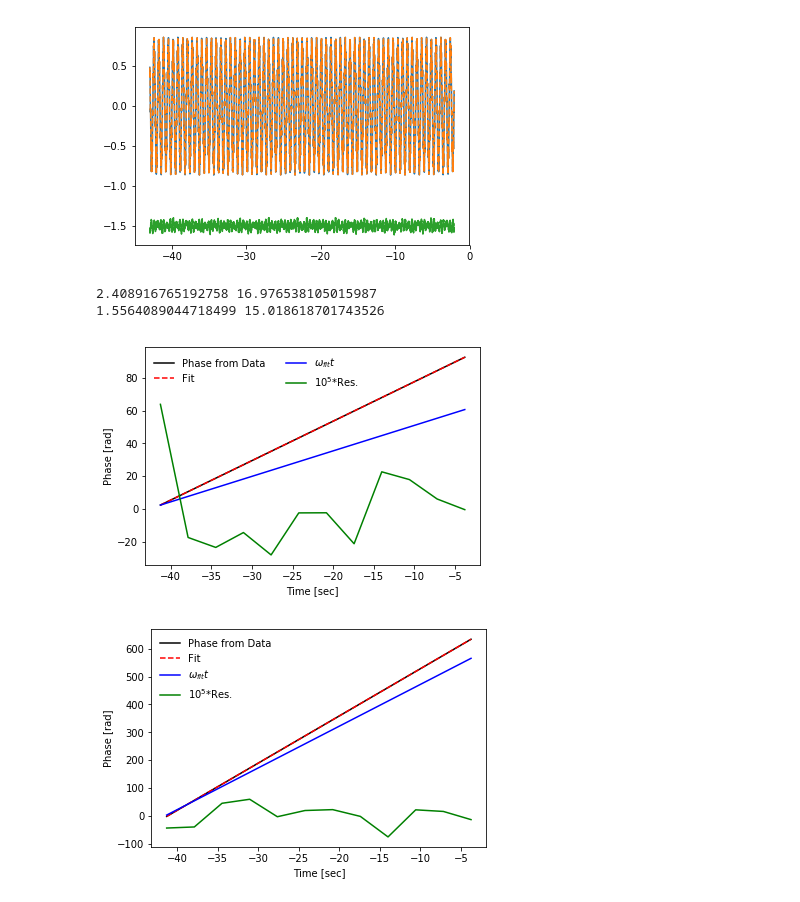
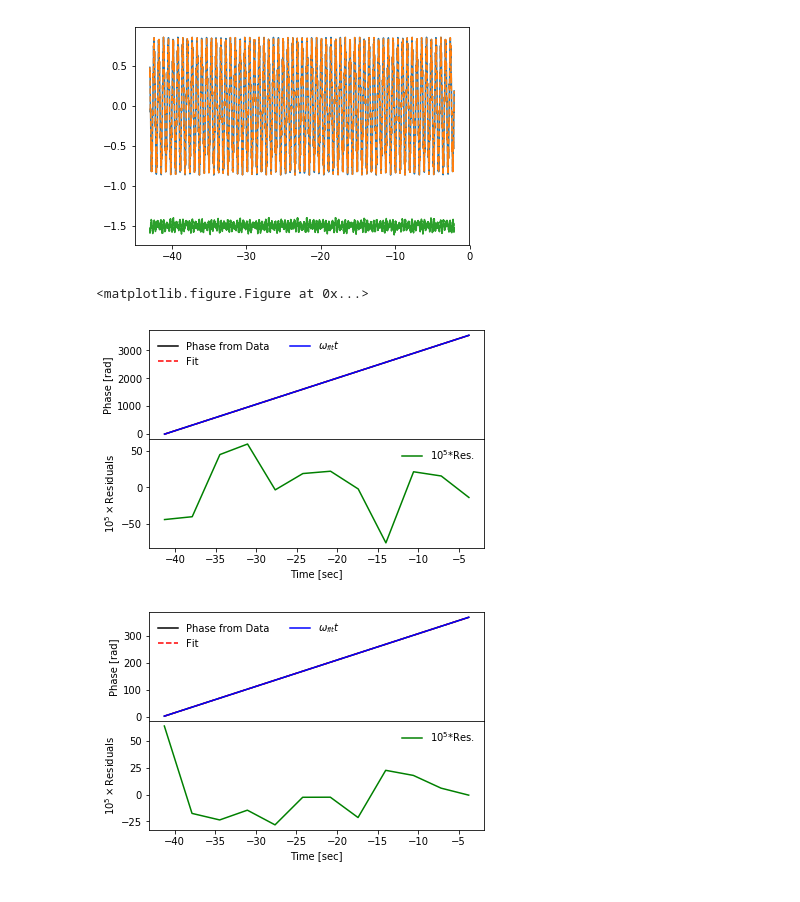
Before and after one commit to jeansom/pulsed_ffitter_current, a Jupyter notebook: pulsed_fitter_current.ipynb, the cells around one changed output. Saved outputs shown, nothing was run; the diff lists cells and outputs as text; code cells hidden in the pictures.

```diff
--- a/pulsed_fitter_current.ipynb
+++ b/pulsed_fitter_current.ipynb
@@ -197,27 +208,34 @@ for i in range(len(phi1_arr)-l):
 # %%
 # Make some plots
 phi1_fit = linregress( np.mean(dataPar_x, axis=1), phi1_arr )
 plt.figure()
-plt.plot( np.mean(dataPar_x, axis=1), phi1_arr, c="black", label="Phase from Data")
-plt.plot( np.mean(dataPar_x, axis=1), phi1_fit[1] + np.mean(dataPar_x, axis=1)*phi1_fit[0], c="red", ls="--", label="Fit")
-plt.plot( np.mean(dataPar_x, axis=1), phi1_arr[0]+(np.mean(dataPar_x, axis=1)-np.mean(dataPar_x, axis=1)[0])*np.mean(paraOut_arr[:,1]), c="blue", label="$\omega_{fit}t$")
-plt.plot( np.mean(dataPar_x, axis=1), 100000*(phi1_arr - (phi1_fit[1] + np.mean(dataPar_x, axis=1)*phi1_fit[0])), c="green", label="$10^5$*Res.")
-plt.legend(frameon=False, ncol=2 )
-plt.xlabel("Time [sec]")
-plt.ylabel("Phase [rad]")
+f, (ax1, ax2) = plt.subplots(2, sharex=True)
+ax1.plot( np.mean(dataPar_x, axis=1), phi1_arr, c="black", label="Phase from Data")
+ax1.plot( np.mean(dataPar_x, axis=1), phi1_fit[1] + np.mean(dataPar_x, axis=1)*phi1_fit[0], c="red", ls="--", label="Fit")
+ax1.plot( np.mean(dataPar_x, axis=1), phi1_arr[0]+(np.mean(dataPar_x, axis=1)-np.mean(dataPar_x, axis=1)[0])*freq1, c="blue", label="$\omega_{fit}t$")
+ax2.plot( np.mean(dataPar_x, axis=1), 1e5*(phi1_arr - (phi1_fit[1] + np.mean(dataPar_x, axis=1)*phi1_fit[0])), c="green", label="$10^5$*Res.")
+ax1.legend(frameon=False, ncol=2 )
+ax2.legend(frameon=False, ncol=2 )
+ax2.set_xlabel("Time [sec]")
+ax1.set_ylabel("Phase [rad]")
+ax2.set_ylabel("10$^5 \\times$Residuals")
+f.subplots_adjust(hspace=0)
+plt.setp([a.get_xticklabels() for a in f.axes[:-1]], visible=False)
+
 phi2_fit = linregress( np.mean(dataPar_x, axis=1), phi2_arr )
-plt.figure()
-plt.plot( np.mean(dataPar_x, axis=1), phi2_arr, c="black", label="Phase from Data")
-plt.plot( np.mean(dataPar_x, axis=1), phi2_fit[1] + np.mean(dataPar_x, axis=1)*phi2_fit[0], c="red", ls="--", label="Fit")
-plt.plot( np.mean(dataPar_x, axis=1), phi1_arr[0]+(np.mean(dataPar_x, axis=1)-np.mean(dataPar_x, axis=1)[0])*np.mean(paraOut_arr[:,4]), c="blue", label="$\omega_{fit}t$")
-plt.plot( np.mean(dataPar_x, axis=1), 100000*(phi2_arr - (phi2_fit[1] + np.mean(dataPar_x, axis=1)*phi2_fit[0])), c="green", label="$10^5$*Res.")
-plt.legend(frameon=False)
-plt.xlabel("Time [sec]")
-plt.ylabel("Phase [rad]")
-print(phi1_fit[0],phi2_fit[0])
-print(np.mean(paraOut_arr[:,1]),np.mean(paraOut_arr[:,4]))
+f, (ax1, ax2) = plt.subplots(2, sharex=True)
+ax1.plot( np.mean(dataPar_x, axis=1), phi2_arr, c="black", label="Phase from Data")
+ax1.plot( np.mean(dataPar_x, axis=1), phi2_fit[1] + np.mean(dataPar_x, axis=1)*phi2_fit[0], c="red", ls="--", label="Fit")
+ax1.plot( np.mean(dataPar_x, axis=1), phi2_arr[0]+(np.mean(dataPar_x, axis=1)-np.mean(dataPar_x, axis=1)[0])*freq2, c="blue", label="$\omega_{fit}t$")
+ax2.plot( np.mean(dataPar_x, axis=1), 1e5*(phi2_arr - (phi2_fit[1] + np.mean(dataPar_x, axis=1)*phi2_fit[0])), c="green", label="$10^5$*Res.")
+ax1.legend(frameon=False, ncol=2 )
+ax2.legend(frameon=False, ncol=2 )
+ax2.set_xlabel("Time [sec]")
+ax1.set_ylabel("Phase [rad]")
+ax2.set_ylabel("10$^5 \\times$Residuals")
+f.subplots_adjust(hspace=0)
+plt.setp([a.get_xticklabels() for a in f.axes[:-1]], visible=False)
 # %% [output]
-2.408916765192758 16.976538105015987
-1.5564089044718499 15.018618701743526
+<matplotlib.figure.Figure at 0x...>
-[figure, old version]
+[figure, new version]
-[figure, old version]
+[figure, new version]
```
Also changed, not shown: parts of 1 cell of this notebook.
